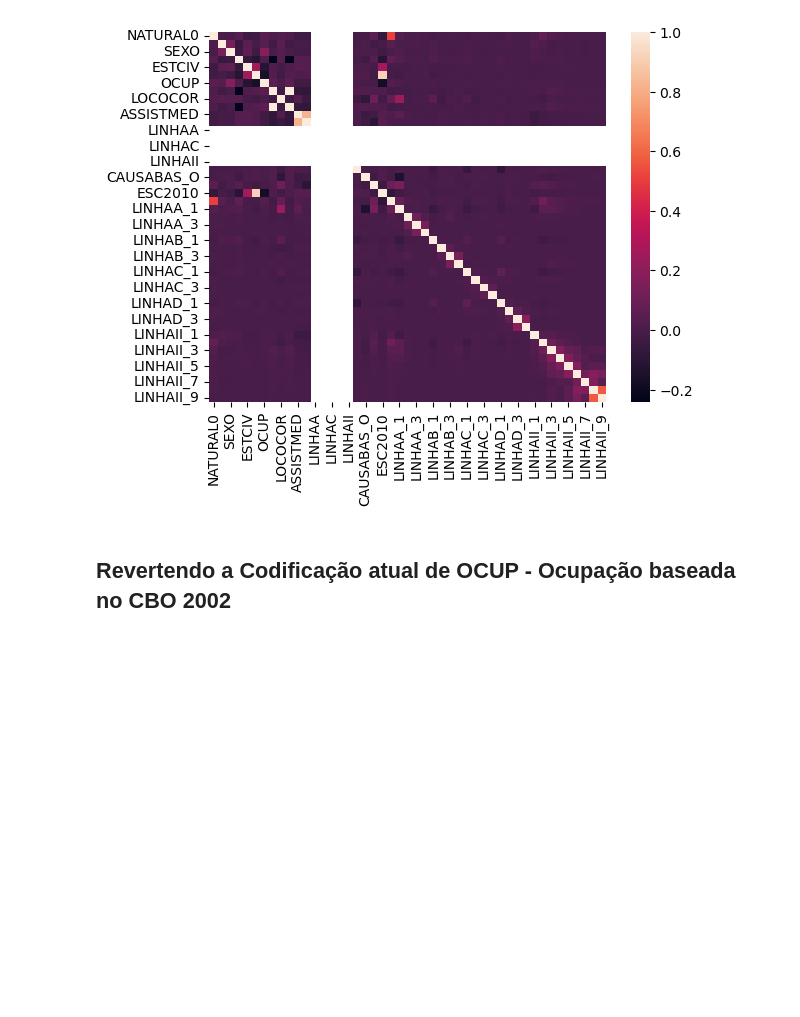
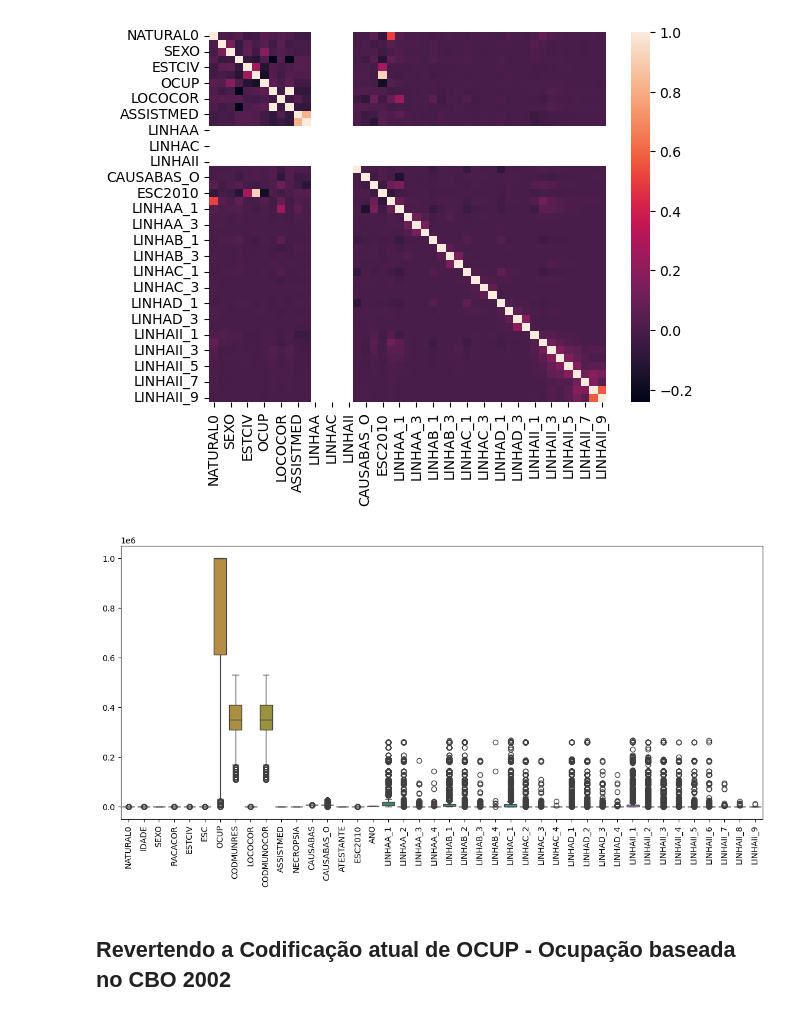
Before and after one commit to GabihSantana/work_in_progress, a Jupyter notebook: projetoObitosAlzheimer.ipynb, the cells around one changed output. Cells and saved outputs as stored; diff of their text form; code cells hidden in the pictures; blank space fills up the shorter version.

```diff
--- a/projetoObitosAlzheimer.ipynb
+++ b/projetoObitosAlzheimer.ipynb
@@ -627,6 +627,17 @@ sns.heatmap(df_cleaned.corr())
 # %% [output]
 <Axes: >
 [figure]
+# %%
+# Outliers
+
+numeric_cols = df.select_dtypes(include=['number'])
+
+plt.figure(figsize=(14, 6))
+sns.boxplot(numeric_cols)
+plt.xticks(rotation=90)
+plt.show()
+# %% [output]
+[figure, added]
 # %% [markdown]
 ## Revertendo a Codificação atual de OCUP - Ocupação baseada no CBO 2002
 # %% [markdown]
```
Also changed, not shown: parts of 38 cells of this notebook.
